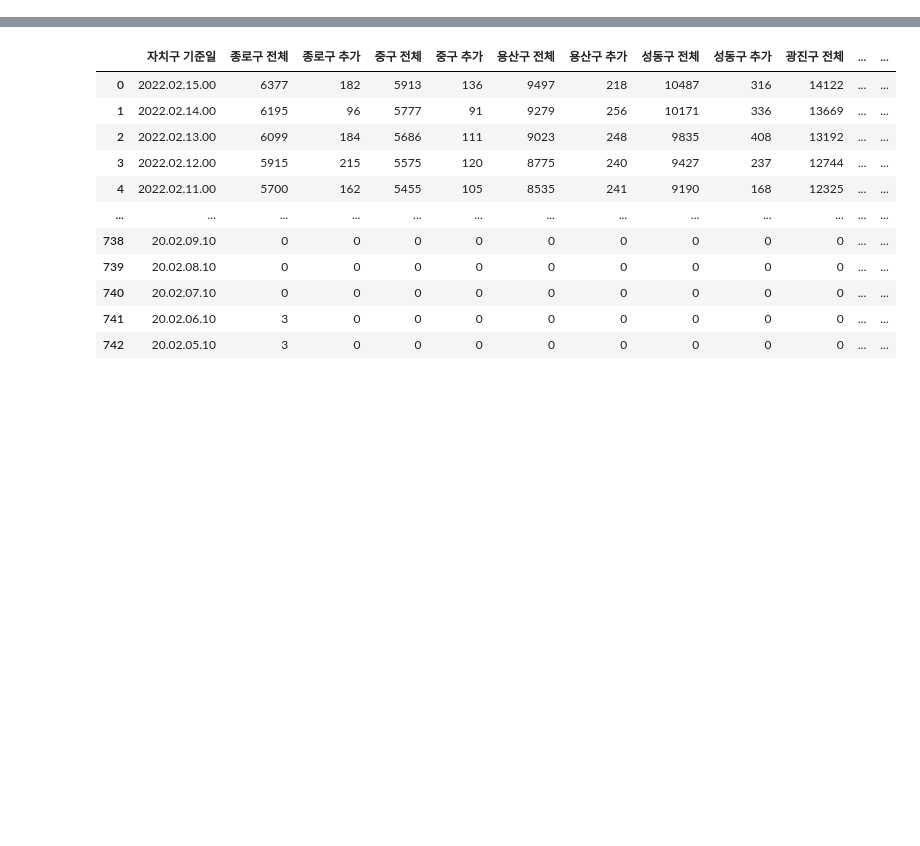
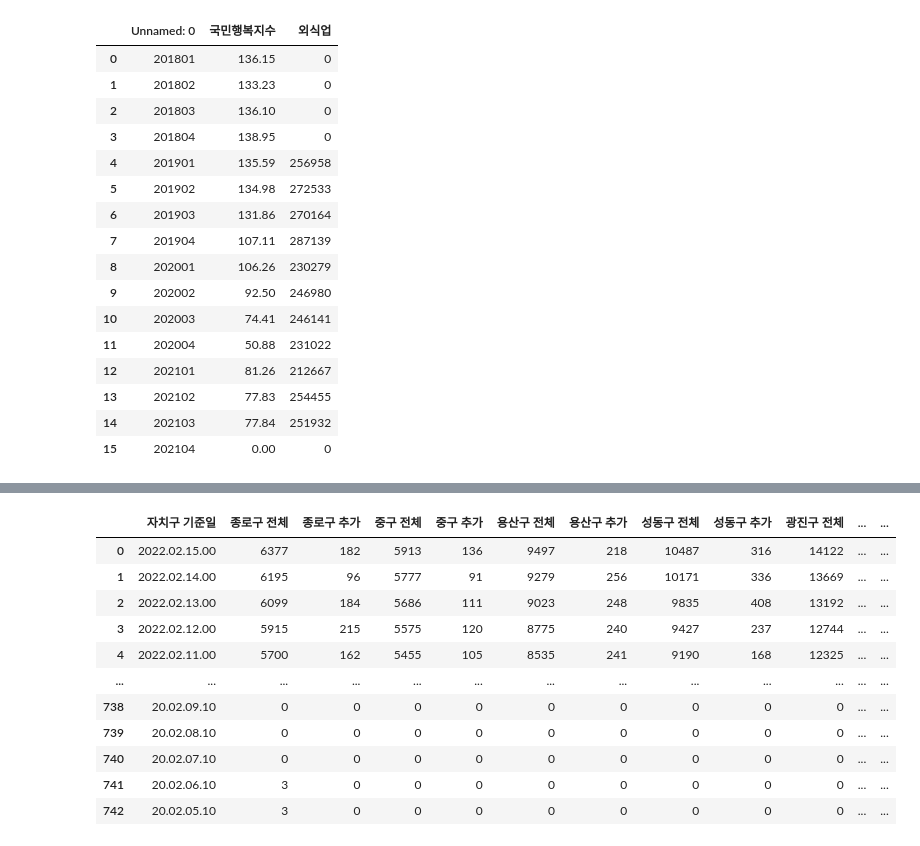
Before and after one commit to ejcho3792/TIL, a Jupyter notebook: Python/pjt_01_/Untitled.ipynb, the cells around one changed output, grey strips where cells are left out. Drawn from its saved outputs; the diff is of its cells as text; code cells hidden in the pictures; blank space fills up the shorter version.

```diff
--- a/Python/pjt_01_/Untitled.ipynb
+++ b/Python/pjt_01_/Untitled.ipynb
@@ -0,0 +1,23 @@
+# %%
+import pandas as pd
+
+dd=pd.read_excel('analysis_data.xlsx')
+dd
+# %% [output]
+|  | Unnamed: 0 | 국민행복지수 | 외식업 |
+| 0 | 201801 | 136.15 | 0 |
+| 1 | 201802 | 133.23 | 0 |
+| 2 | 201803 | 136.10 | 0 |
+| 3 | 201804 | 138.95 | 0 |
+| 4 | 201901 | 135.59 | 256958 |
+| 5 | 201902 | 134.98 | 272533 |
+| 6 | 201903 | 131.86 | 270164 |
+| 7 | 201904 | 107.11 | 287139 |
+| 8 | 202001 | 106.26 | 230279 |
+| 9 | 202002 | 92.50 | 246980 |
+| 10 | 202003 | 74.41 | 246141 |
+| 11 | 202004 | 50.88 | 231022 |
+| 12 | 202101 | 81.26 | 212667 |
+| 13 | 202102 | 77.83 | 254455 |
+| 14 | 202103 | 77.84 | 251932 |
+| 15 | 202104 | 0.00 | 0 |
```
Also changed, not shown: parts of 5 cells of this notebook, 34 other files.
